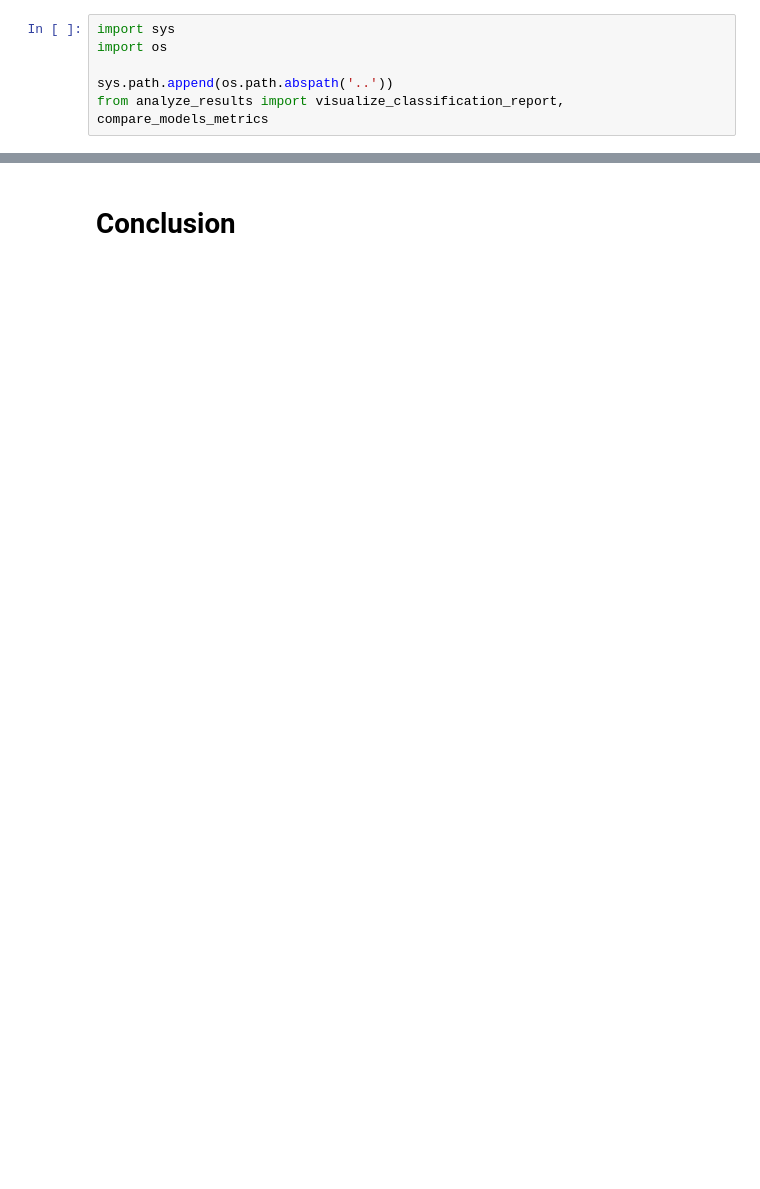
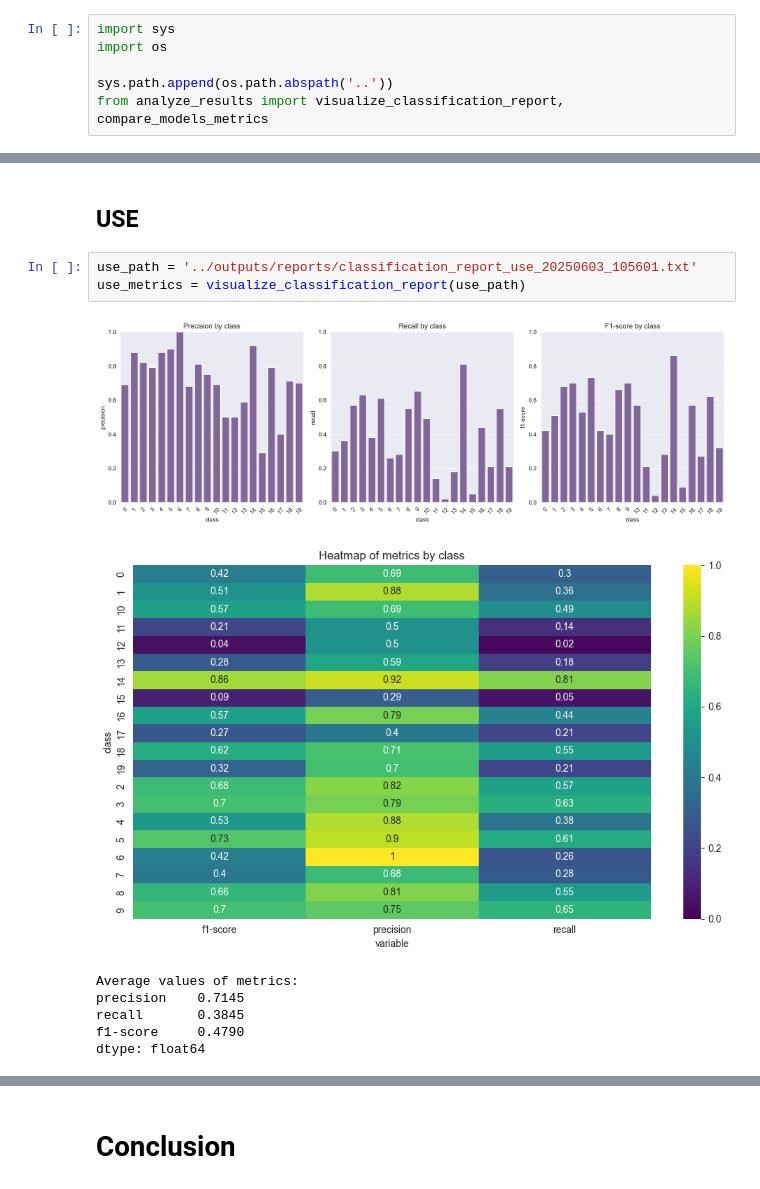
Before and after one commit to alinacharon/Stack_Overflow, a Jupyter notebook: notebooks/4_sup_model.ipynb, the cells around one changed output, grey strips where cells are left out. Drawn from its saved outputs; the diff is of its cells as text; blank space fills up the shorter version.

```diff
--- a/notebooks/4_sup_model.ipynb
+++ b/notebooks/4_sup_model.ipynb
@@ -62,0 +81,13 @@ df_comparison = compare_models_metrics(model_dfs)
+# %% [markdown]
+## USE
+# %%
+use_path = '../outputs/reports/classification_report_use_20250603_105601.txt'
+use_metrics = visualize_classification_report(use_path)
+# %% [output]
+[figure, added]
+[figure, added]
+Average values of metrics:
+precision    0.7145
+recall       0.3845
+f1-score     0.4790
+dtype: float64
```
Also changed, not shown: parts of 19 cells of this notebook, 12 other files.
